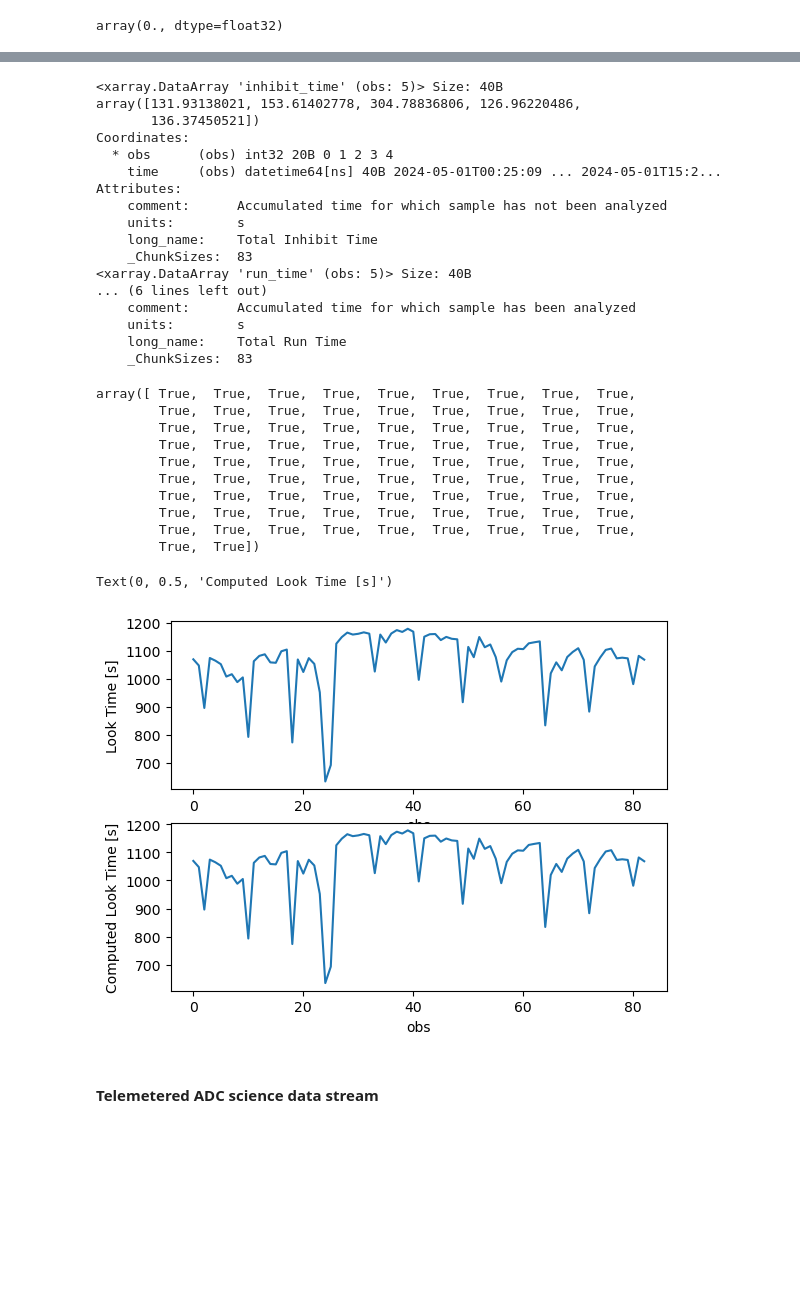
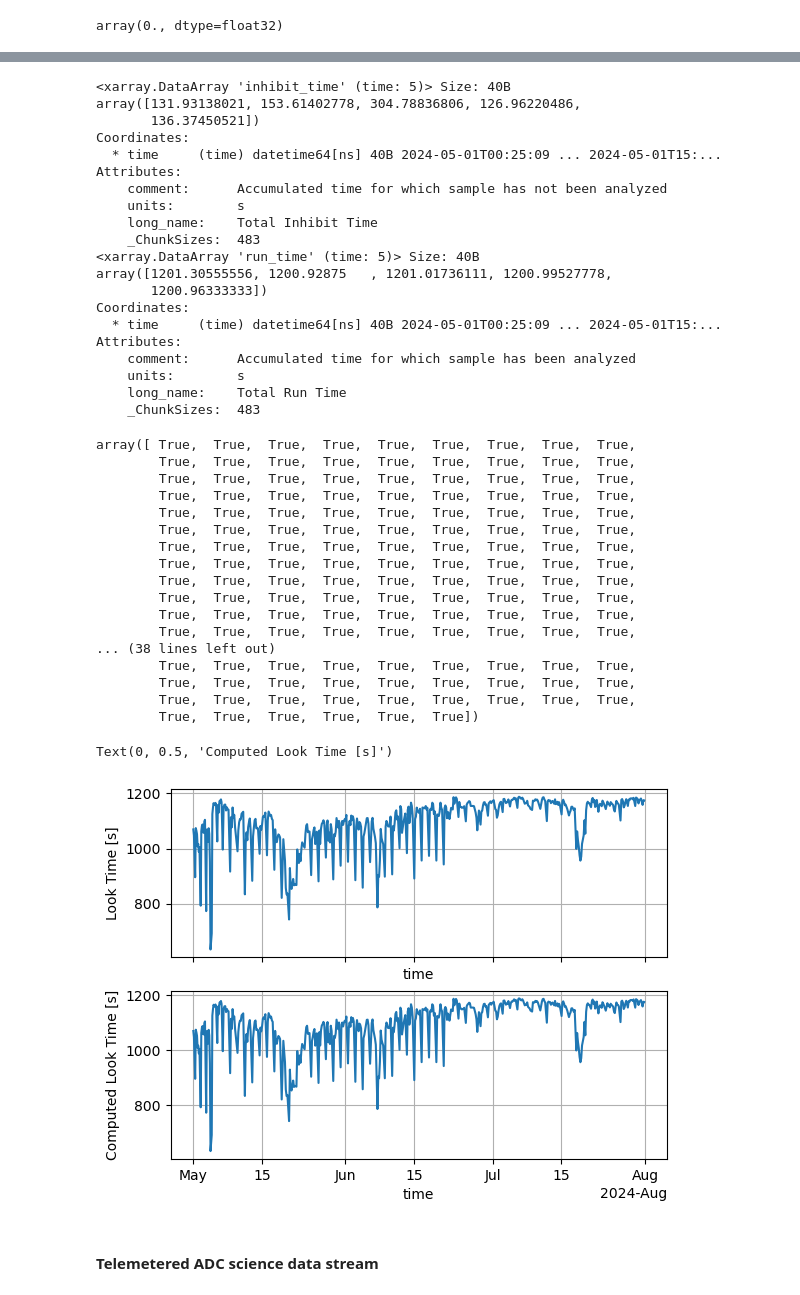
Before and after one commit to cooleyky/pioneer-21, a Jupyter notebook: Dev0_PLIMS_Testing.ipynb, the cells around one changed output, grey strips where cells are left out. Cells and saved outputs as stored; diff of their text form; code cells hidden in the pictures; blank space fills up the shorter version.

```diff
--- a/Dev0_PLIMS_Testing.ipynb
+++ b/Dev0_PLIMS_Testing.ipynb
@@ -245,7 +256,7 @@ site, node, sensor = refdes.split('-', 2)
 vocab = get_vocabulary(site, node, sensor)
 # %%
 # Use the gold copy THREDDs datasets
-thredds_url = M2M.get_thredds_url(refdes, method, stream, beginDT="2024-05-01T00:00:00.0", endDT="2024-05-15T00:00:00.0")
+thredds_url = M2M.get_thredds_url(refdes, method, stream, beginDT="2024-05-01T00:00:00.0", endDT="2024-08-01T00:00:00.0")
 # Get the THREDDs catalog
 thredds_catalog = M2M.get_thredds_catalog(thredds_url)
 thredds_catalog = [x for x in thredds_catalog if "blank" not in x]
@@ -265,5 +276,5 @@ Waiting for request to process
 # %%
 # Load the data
 with ProgressBar():
-    data_hdrsci = xr.open_mfdataset(sensor_files, parallel=True)
+    data_hdrsci = xr.open_mfdataset(sensor_files, parallel=True, preprocess=preprocess)
 # %% [output]
@@ -344,23 +355,26 @@ t_run = data_hdrsci.run_time.compute()
 print(t_inhibit.head())
 print(t_run.head())
 # %% [output]
-<xarray.DataArray 'inhibit_time' (obs: 5)> Size: 40B
+<xarray.DataArray 'inhibit_time' (time: 5)> Size: 40B
 array([131.93138021, 153.61402778, 304.78836806, 126.96220486,
        136.37450521])
 Coordinates:
-  * obs      (obs) int32 20B 0 1 2 3 4
-    time     (obs) datetime64[ns] 40B 2024-05-01T00:25:09 ... 2024-05-01T15:2...
+  * time     (time) datetime64[ns] 40B 2024-05-01T00:25:09 ... 2024-05-01T15:...
 Attributes:
     comment:      Accumulated time for which sample has not been analyzed
     units:        s
     long_name:    Total Inhibit Time
-    _ChunkSizes:  83
-<xarray.DataArray 'run_time' (obs: 5)> Size: 40B
-... (6 lines left out)
+    _ChunkSizes:  483
+<xarray.DataArray 'run_time' (time: 5)> Size: 40B
+array([1201.30555556, 1200.92875   , 1201.01736111, 1200.99527778,
+       1200.96333333])
+Coordinates:
+  * time     (time) datetime64[ns] 40B 2024-05-01T00:25:09 ... 2024-05-01T15:...
+Attributes:
     comment:      Accumulated time for which sample has been analyzed
     units:        s
     long_name:    Total Run Time
-    _ChunkSizes:  83
+    _ChunkSizes:  483
 # %%
 calculated_look_time = t_run - t_inhibit
 calculated_look_time.values == data_hdrsci.look_time.values
@@ -374,17 +388,24 @@ array([ True,  True,  True,  True,  True,  True,  True,  True,  True,
         True,  True,  True,  True,  True,  True,  True,  True,  True,
         True,  True,  True,  True,  True,  True,  True,  True,  True,
         True,  True,  True,  True,  True,  True,  True,  True,  True,
-        True,  True])
+        True,  True,  True,  True,  True,  True,  True,  True,  True,
+        True,  True,  True,  True,  True,  True,  True,  True,  True,
+        True,  True,  True,  True,  True,  True,  True,  True,  True,
+... (38 lines left out)
+        True,  True,  True,  True,  True,  True,  True,  True,  True,
+        True,  True,  True,  True,  True,  True,  True,  True,  True,
+        True,  True,  True,  True,  True,  True,  True,  True,  True,
+        True,  True,  True,  True,  True,  True])
 # %%
-look_time = data_hdrsci.look_time.swap_dims({""})
-
-fig, ax = plt.subplots(2,1)
+fig, ax = plt.subplots(2,1, sharex=True, layout="compact")
 data_hdrsci.look_time.plot(ax=ax[0])
+ax[0].grid()
 calculated_look_time.plot(ax=ax[1])
+ax[1].grid()
 ax[1].set_ylabel("Computed Look Time [s]")
 # %% [output]
 Text(0, 0.5, 'Computed Look Time [s]')
-[figure, old version]
+[figure, new version]
 # %%
 calculated_volume_analyzed = (t_run - t_inhibit)/(data_hdrsci.sample_volume - data_hdrsci.sample_speed)
 # %%
```
Also changed, not shown: parts of 45 cells of this notebook.
